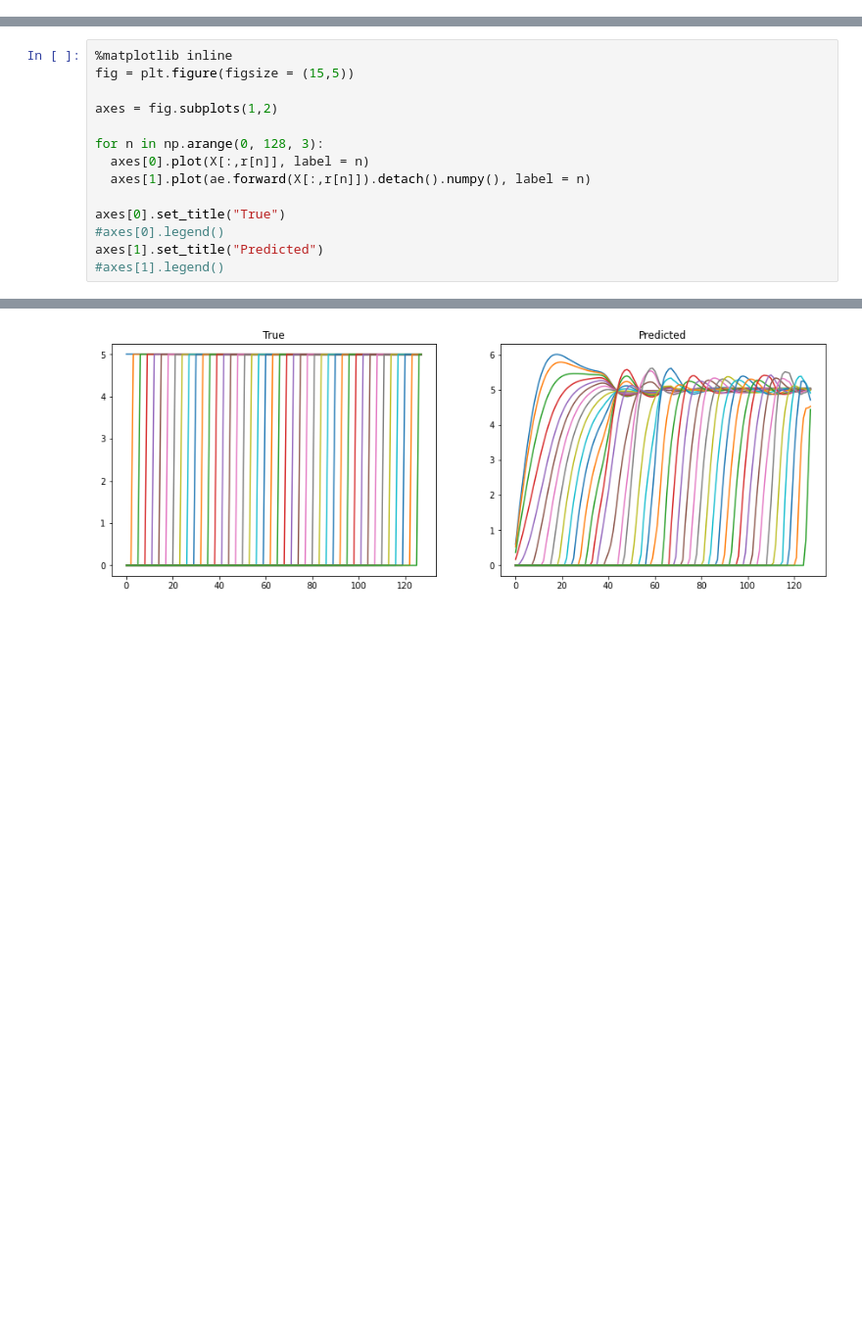
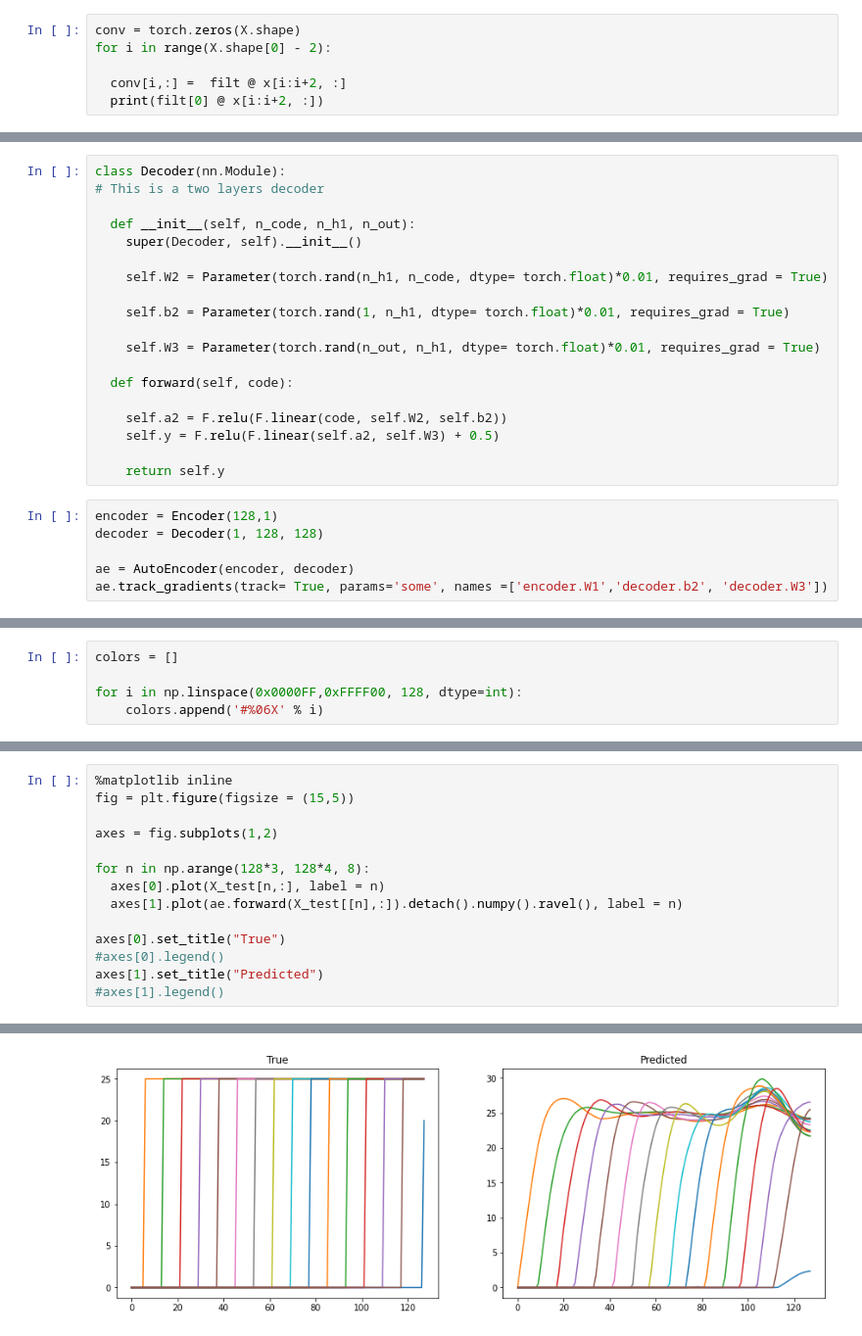
Before and after one commit to Helene-Maxcici/Autoencoder-Study, a Jupyter notebook: 4_layers_Free_Encoder_Decoder.ipynb, the cells around one changed output, grey strips where cells are left out. Shown at 98% size. Cells and saved outputs as stored; diff of their text form; blank space fills up the shorter version.

```diff
--- a/4_layers_Free_Encoder_Decoder.ipynb
+++ b/4_layers_Free_Encoder_Decoder.ipynb
@@ -193,0 +182,6 @@ ae.rest_S()
+# %%
+conv = torch.zeros(X.shape)
+for i in range(X.shape[0] - 2):
+
+  conv[i,:] =  filt @ x[i:i+2, :]
+  print(filt[0] @ x[i:i+2, :])
@@ -194,3 +214,28 @@ ae.rest_S()
+# %%
+class Decoder(nn.Module):
+# This is a two layers decoder
+
+  def __init__(self, n_code, n_h1, n_out):
+    super(Decoder, self).__init__()
+
+    self.W2 = Parameter(torch.rand(n_h1, n_code, dtype= torch.float)*0.01, requires_grad = True)
+
+    self.b2 = Parameter(torch.rand(1, n_h1, dtype= torch.float)*0.01, requires_grad = True)
+
+    self.W3 = Parameter(torch.rand(n_out, n_h1, dtype= torch.float)*0.01, requires_grad = True)
+
+  def forward(self, code):
+
+    self.a2 = F.relu(F.linear(code, self.W2, self.b2))
+    self.y = F.relu(F.linear(self.a2, self.W3) + 0.5)
+
+    return self.y
+# %%
+encoder = Encoder(128,1)
+decoder = Decoder(1, 128, 128)
+
+ae = AutoEncoder(encoder, decoder)
+ae.track_gradients(track= True, params='some', names =['encoder.W1','decoder.b2', 'decoder.W3'])
 # %%
 %%javascript
 IPython.OutputArea.auto_scroll_threshold = 9999
@@ -317,0 +244,5 @@ tensor(19.2748, grad_fn=<SumBackward0>)
+# %%
+colors = []
+
+for i in np.linspace(0x0000FF,0xFFFF00, 128, dtype=int):
+    colors.append('#%06X' % i)
@@ -318,17 +355,17 @@ tensor(19.2748, grad_fn=<SumBackward0>)
 # %%
 %matplotlib inline
 fig = plt.figure(figsize = (15,5))
 
 axes = fig.subplots(1,2)
 
-for n in np.arange(0, 128, 3):
-  axes[0].plot(X[:,r[n]], label = n)
-  axes[1].plot(ae.forward(X[:,r[n]]).detach().numpy(), label = n)
+for n in np.arange(128*3, 128*4, 8):
+  axes[0].plot(X_test[n,:], label = n)
+  axes[1].plot(ae.forward(X_test[[n],:]).detach().numpy().ravel(), label = n)
 
 axes[0].set_title("True")
 #axes[0].legend()
 axes[1].set_title("Predicted")
 #axes[1].legend()
 # %% [output]
 Text(0.5, 1.0, 'Predicted')
-[figure, old version]
+[figure, new version]
```
Also changed, not shown: parts of 32 cells of this notebook.
